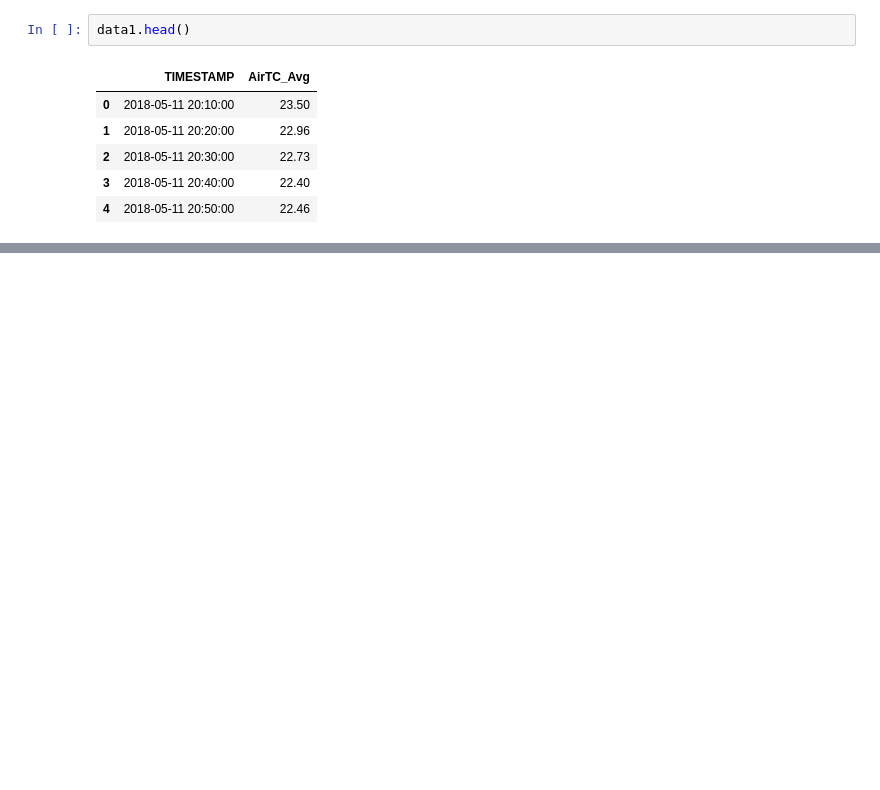
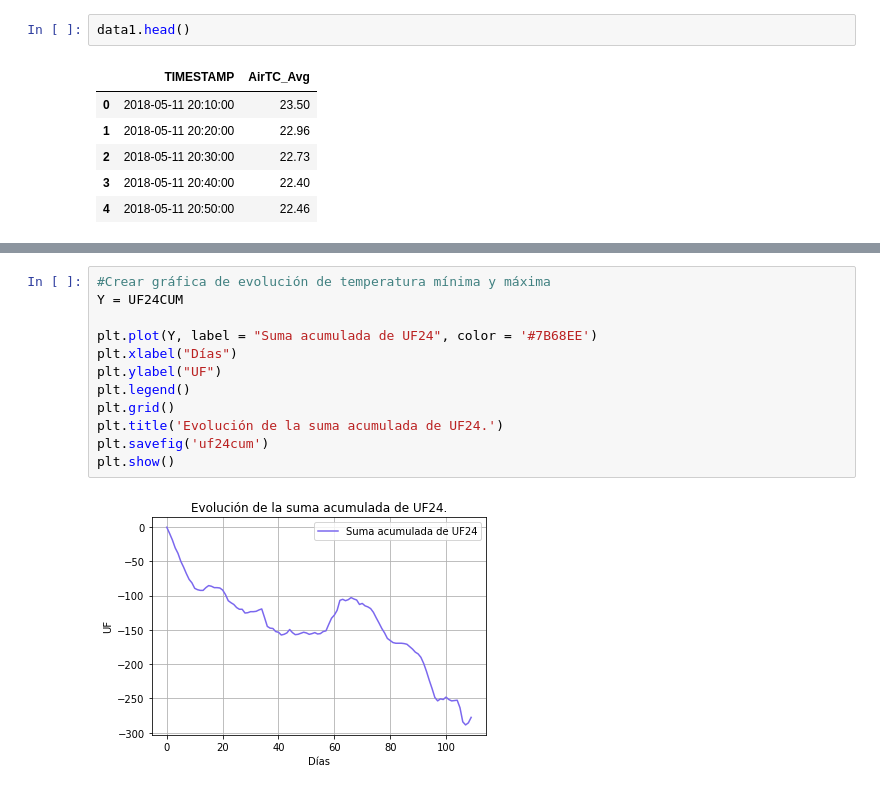
Before and after one commit to jorgebenz9/Computacional1, a Jupyter notebook: Evaluacion1/Evaluacion _1.ipynb, the cells around one changed output, grey strips where cells are left out. Cells and saved outputs as stored; diff of their text form; blank space fills up the shorter version.

```diff
--- a/Evaluacion1/Evaluacion _1.ipynb
+++ b/Evaluacion1/Evaluacion _1.ipynb
@@ -113,0 +235,14 @@ print(data2.head())
+# %%
+#Crear gráfica de evolución de temperatura mínima y máxima
+Y = UF24CUM
+
+plt.plot(Y, label = "Suma acumulada de UF24", color = '#7B68EE')
+plt.xlabel("Días")
+plt.ylabel("UF")
+plt.legend()
+plt.grid()
+plt.title('Evolución de la suma acumulada de UF24.')
+plt.savefig('uf24cum')
+plt.show()
+# %% [output]
+[figure, added]
```
Also changed, not shown: parts of 21 cells of this notebook, 2 other files.
